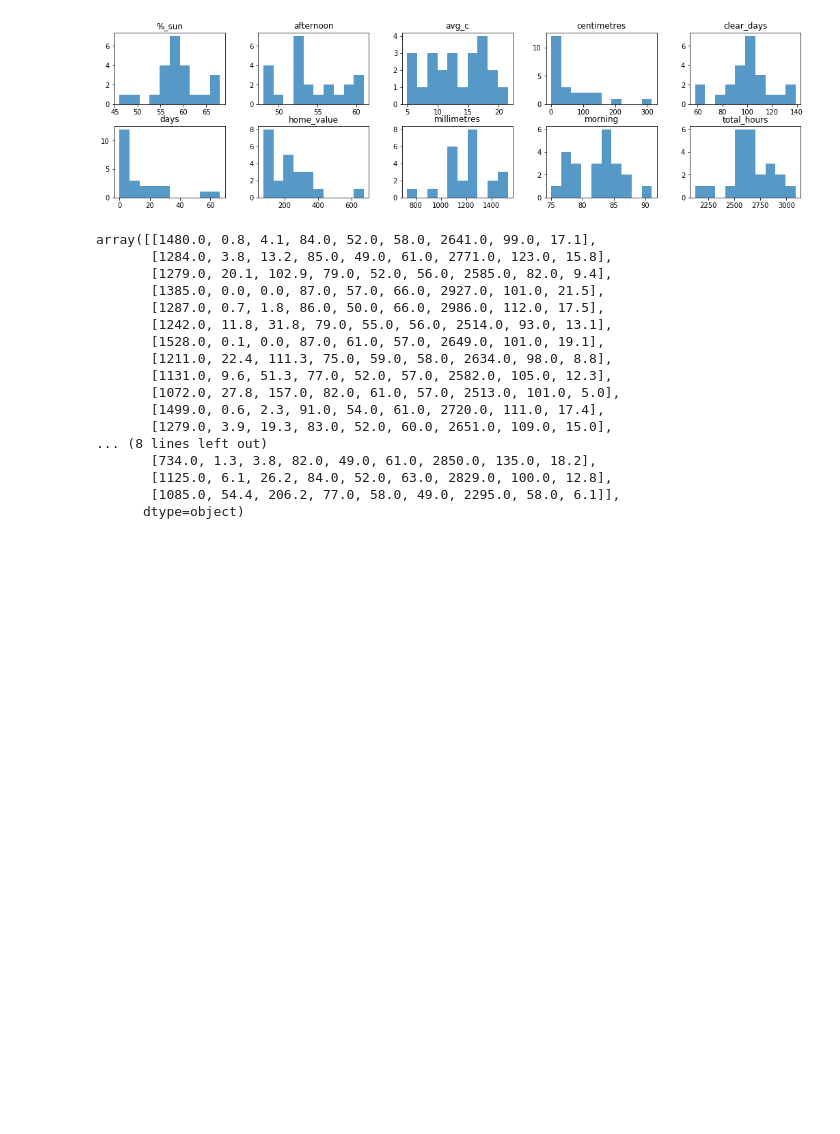
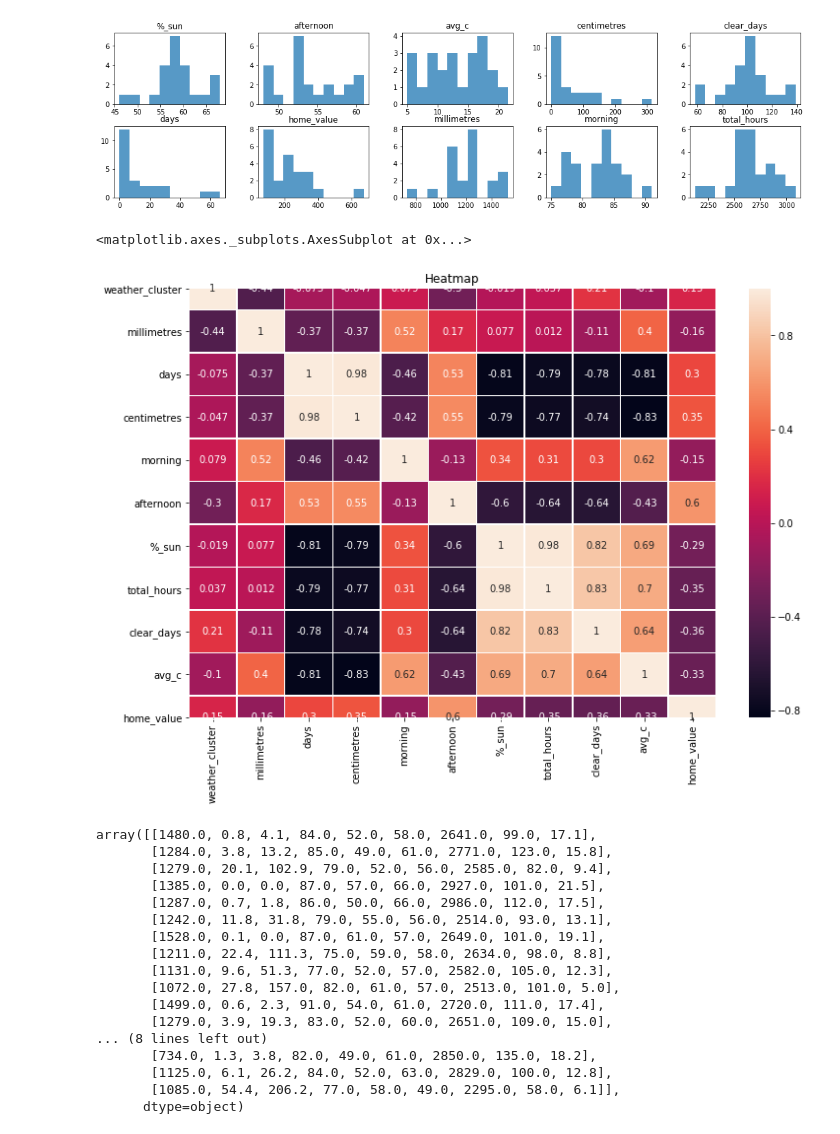
Before and after one commit to githubfezan/Coursera_Capstone, a Jupyter notebook: The_Battle_of_Neighborhoods_-_A Family_Business_Moving_to_a_New_Location.ipynb, the cells around one changed output. Saved outputs shown, nothing was run; the diff lists cells and outputs as text; code cells hidden in the pictures; blank space fills up the shorter version.

```diff
--- a/The_Battle_of_Neighborhoods_-_A Family_Business_Moving_to_a_New_Location.ipynb
+++ b/The_Battle_of_Neighborhoods_-_A Family_Business_Moving_to_a_New_Location.ipynb
@@ -325,6 +328,13 @@ array([[<matplotlib.axes._subplots.AxesSubplot object at 0x...>,
         <matplotlib.axes._subplots.AxesSubplot object at 0x...>]],
       dtype=object)
 [figure]
+# %%
+fig, ax = plt.subplots(figsize=(12,8))
+ax.set_title("Heatmap")
+sns.heatmap(states_data.corr(), ax=ax, annot=True, linewidths=.5)
+# %% [output]
+<matplotlib.axes._subplots.AxesSubplot at 0x...>
+[figure, added]
 # %%
 X = states_data.values[:,3:12]
 X
```
Also changed, not shown: parts of 6 cells of this notebook, 3 other files.
